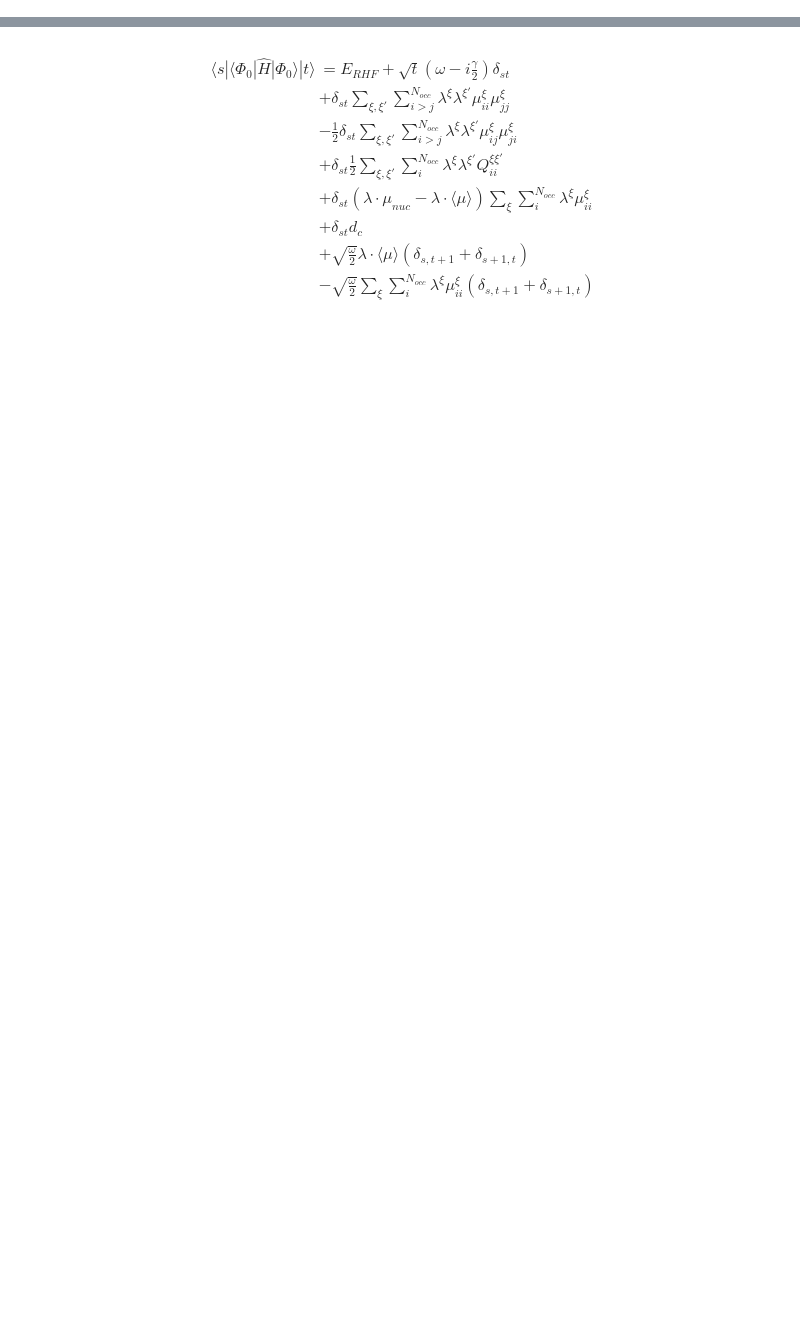
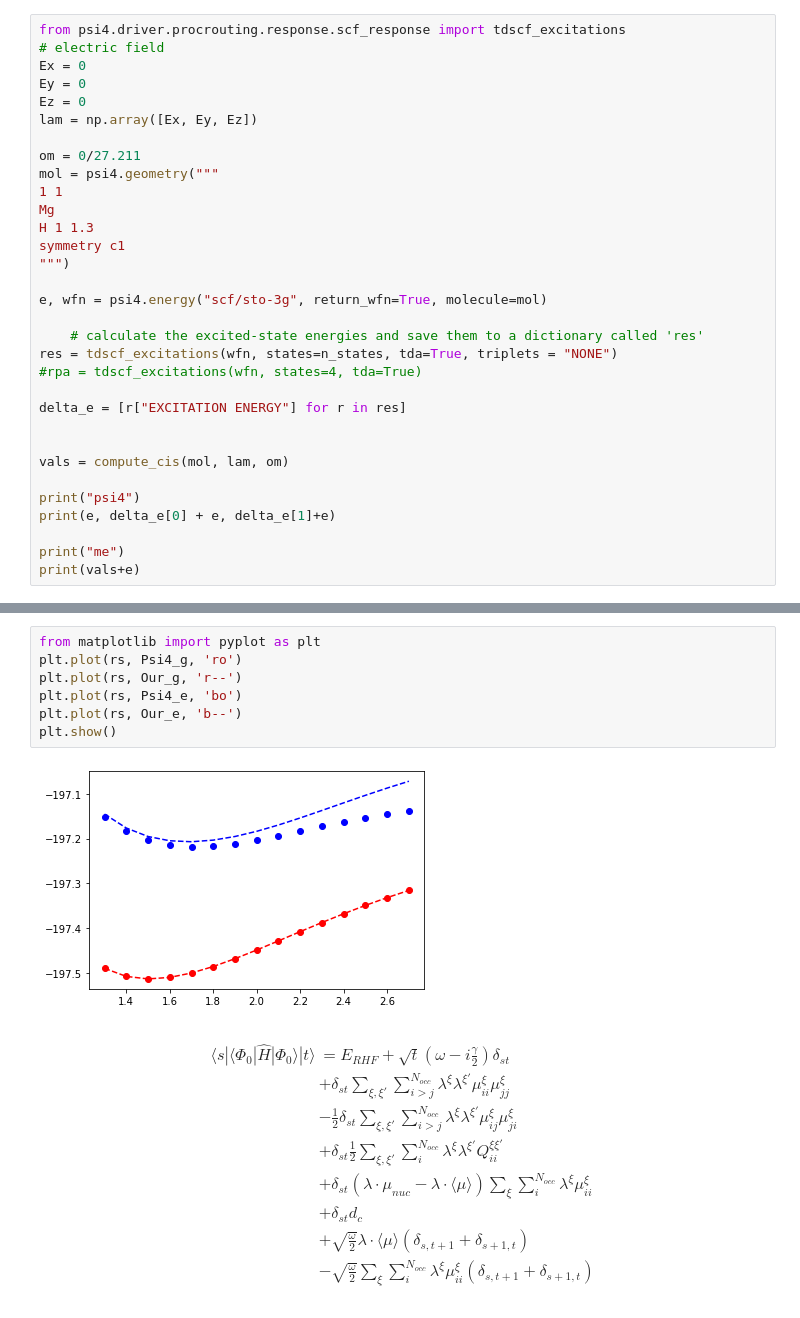
Before and after one commit to FoleyLab/SCF, a Jupyter notebook: polaritonic_and_more/cqed_cis.ipynb, the cells around one changed output, grey strips where cells are left out. Cells and saved outputs as stored; diff of their text form; blank space fills up the shorter version.

```diff
--- a/polaritonic_and_more/cqed_cis.ipynb
+++ b/polaritonic_and_more/cqed_cis.ipynb
@@ -544,0 +543,32 @@ molecule is  <psi4.core.Molecule object at 0x...>
+# %%
+from psi4.driver.procrouting.response.scf_response import tdscf_excitations
+# electric field
+Ex = 0
+Ey = 0
+Ez = 0
+lam = np.array([Ex, Ey, Ez])
+
+om = 0/27.211
+mol = psi4.geometry("""
+1 1
+Mg
+H 1 1.3
+symmetry c1
+""")
+
+e, wfn = psi4.energy("scf/sto-3g", return_wfn=True, molecule=mol)
+
+    # calculate the excited-state energies and save them to a dictionary called 'res'
+res = tdscf_excitations(wfn, states=n_states, tda=True, triplets = "NONE")
+#rpa = tdscf_excitations(wfn, states=4, tda=True)
+
+delta_e = [r["EXCITATION ENERGY"] for r in res]
+
+
+vals = compute_cis(mol, lam, om)
+
+print("psi4")
+print(e, delta_e[0] + e, delta_e[1]+e)
+
+print("me")
+print(vals+e)
@@ -545,3 +676,12 @@ molecule is  <psi4.core.Molecule object at 0x...>
+# %%
+from matplotlib import pyplot as plt
+plt.plot(rs, Psi4_g, 'ro')
+plt.plot(rs, Our_g, 'r--')
+plt.plot(rs, Psi4_e, 'bo')
+plt.plot(rs, Our_e, 'b--')
+plt.show()
+# %% [output]
+[figure, added]
 # %% [markdown]
 \begin{align}
     \langle s | \langle \Phi_0 | \hat{H} | \Phi_0 \rangle | t \rangle &=
```
Also changed, not shown: parts of 10 cells of this notebook, 1 other file.
